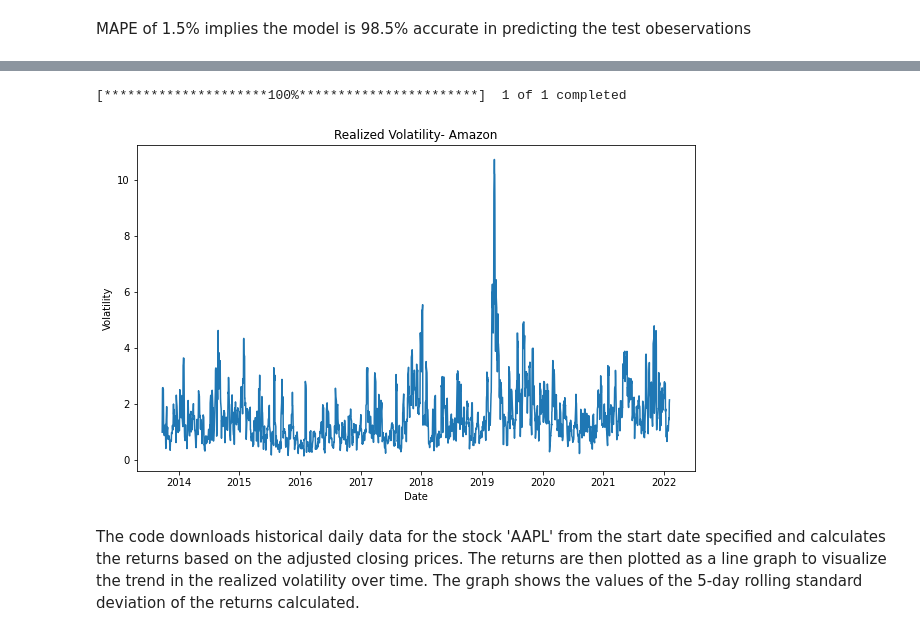
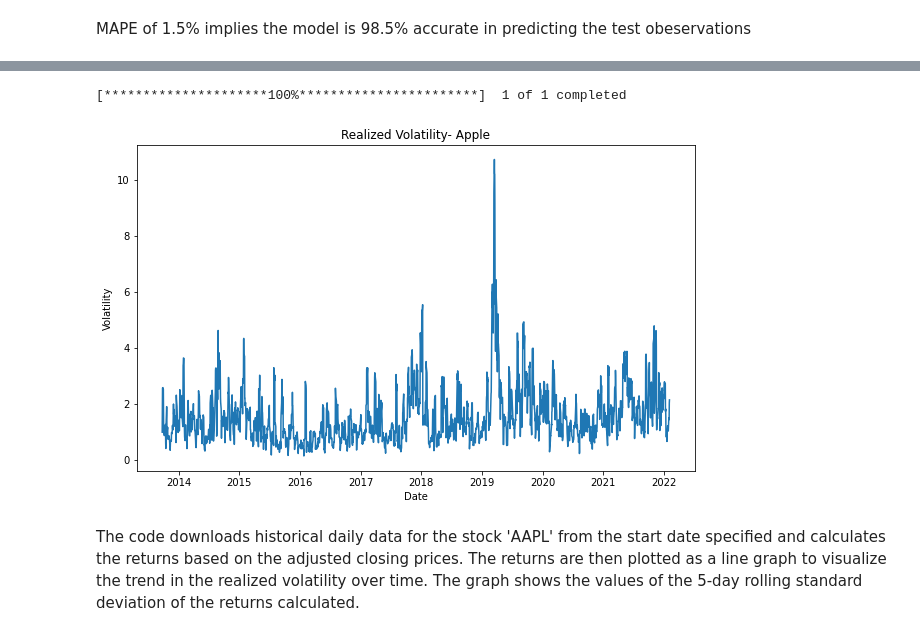
Before and after one commit to fareenamughal/Group-6-Crypto, a Jupyter notebook: Machine learning/Machine_learning_Apple.ipynb, the cells around one changed output, grey strips where cells are left out. Saved outputs shown, nothing was run; the diff lists cells and outputs as text; code cells hidden in the pictures.

```diff
--- a/Machine learning/Machine_learning_Apple.ipynb
+++ b/Machine learning/Machine_learning_Apple.ipynb
@@ -241,19 +241,19 @@ import time
 # %%
 # Calculating the returns on Apple based on adjusted closing prices
 apple = yf.download('AAPL', start=start,interval='1d')
 ret = 100 * (apple.pct_change()[1:]['Adj Close'])
 realized_vol = ret.rolling(5).std()
 
 # Plotting returns to see trends
 plt.figure(figsize=(10, 6))
 plt.plot(realized_vol.index,realized_vol)
-plt.title('Realized Volatility- Amazon')
+plt.title('Realized Volatility- Apple')
 plt.ylabel('Volatility')
 plt.xlabel('Date')
 plt.show()
 # %% [output]
 [*********************100%***********************]  1 of 1 completed
-[figure, old version]
+[figure, new version]
 # %% [markdown]
 The code downloads historical daily data for the stock 'AAPL' from the start date specified and calculates the returns based on the adjusted closing prices. The returns are then plotted as a line graph to visualize the trend in the realized volatility over time. The graph shows the values of the 5-day rolling standard deviation of the returns calculated.
 # %%
```
Also changed, not shown: parts of 11 cells of this notebook.
